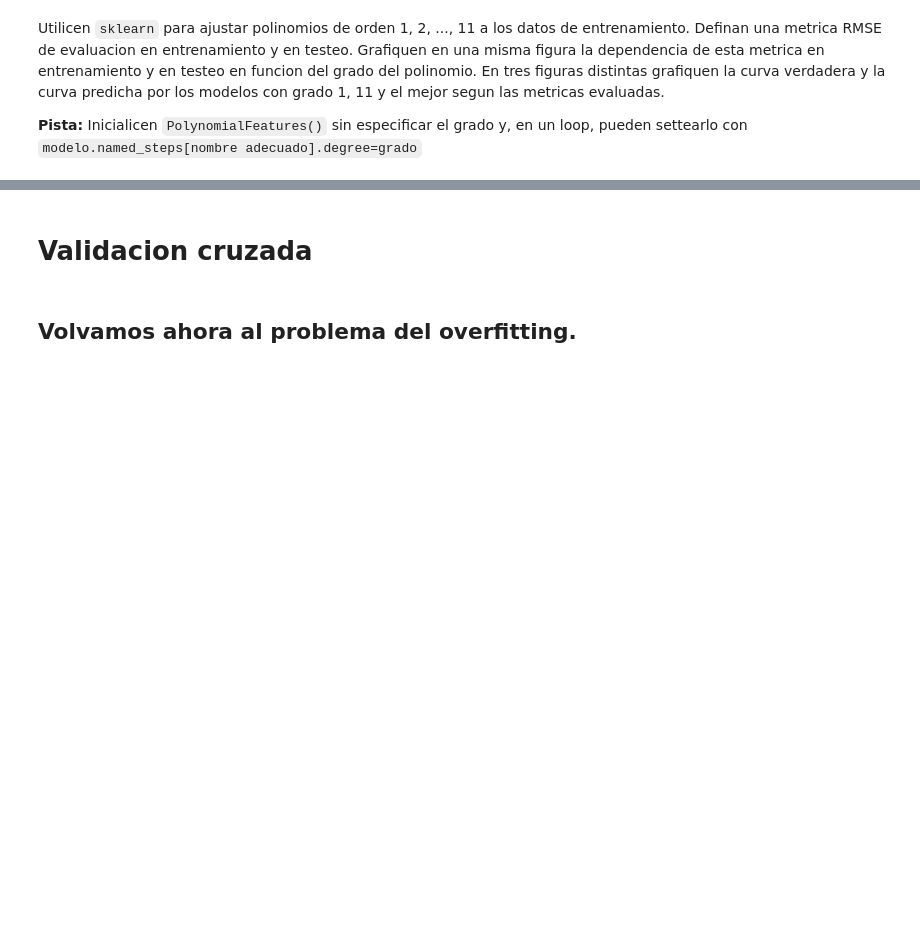
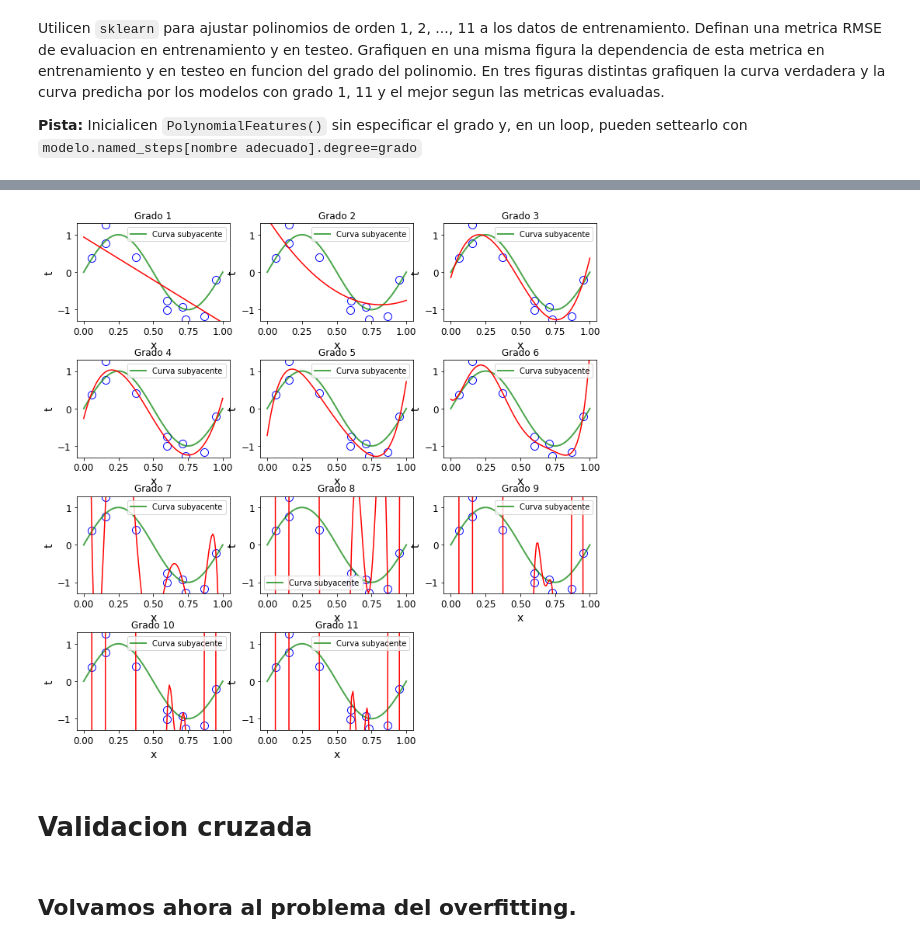
Before and after one commit to naikymen/ML_UNSAM, a Jupyter notebook: 05p_Underfitting_Overfitting_Validacion_Cruzada_WLS.ipynb, the cells around one changed output, grey strips where cells are left out. Saved outputs shown, nothing was run; the diff lists cells and outputs as text; code cells hidden in the pictures; blank space fills up the shorter version.

```diff
--- a/05p_Underfitting_Overfitting_Validacion_Cruzada_WLS.ipynb
+++ b/05p_Underfitting_Overfitting_Validacion_Cruzada_WLS.ipynb
@@ -71,3 +120,18 @@ for d in grados:
+# %%
+ncols = 3
+nrows = np.int(np.ceil(len(grados)/ncols))
+
+fig = plt.figure(figsize=(12, 12))
+plt.subplots_adjust(hspace=0.4)
+
+for i, d in enumerate(grados):
+    ax = fig.add_subplot(nrows, ncols, i+1)
+    plot_data_sine(x_train, t_train, ax=ax)
+    ax.plot(xx, predicciones[i], 'r-', label='Prediction')
+    ax.set_ylim(-1.3, 1.3)
+    ax.set_title('Grado {}'.format(d))
+# %% [output]
+[figure, added]
 # %% [markdown]
 # Validacion cruzada
 # %% [markdown]
```
Also changed, not shown: parts of 14 cells of this notebook.
